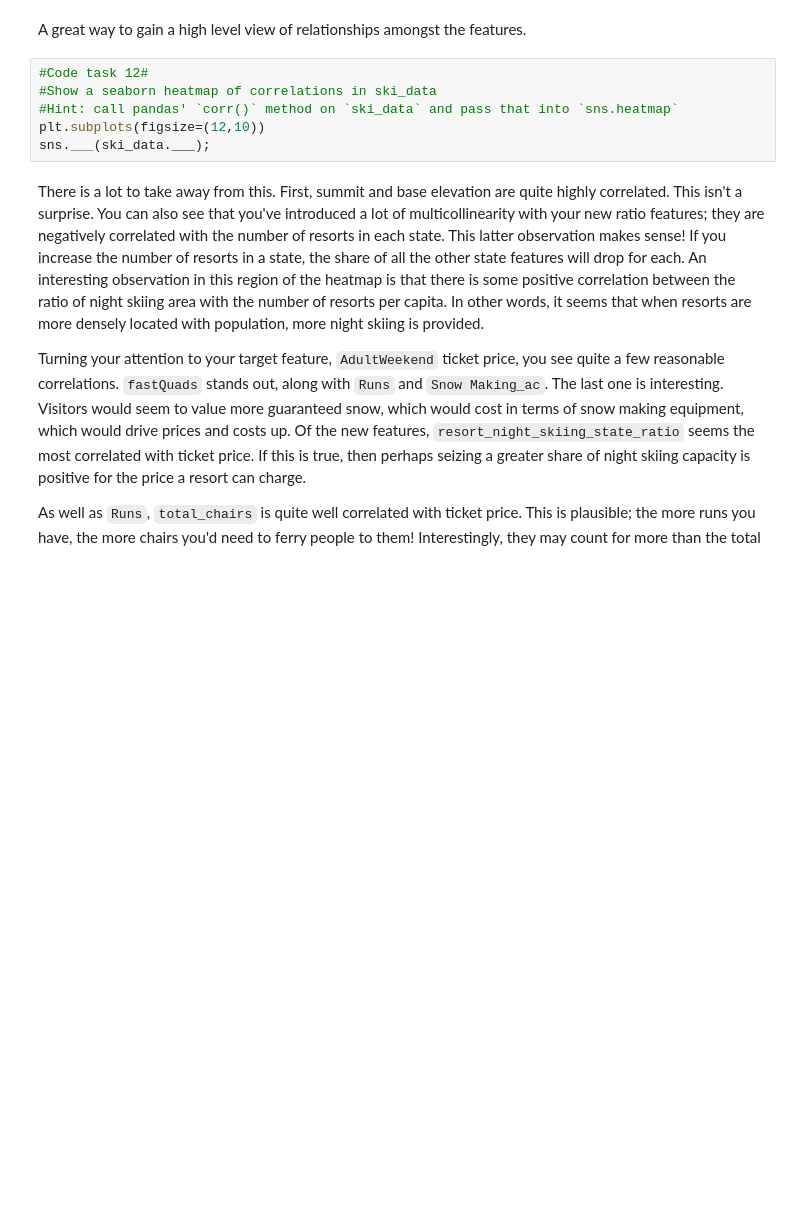
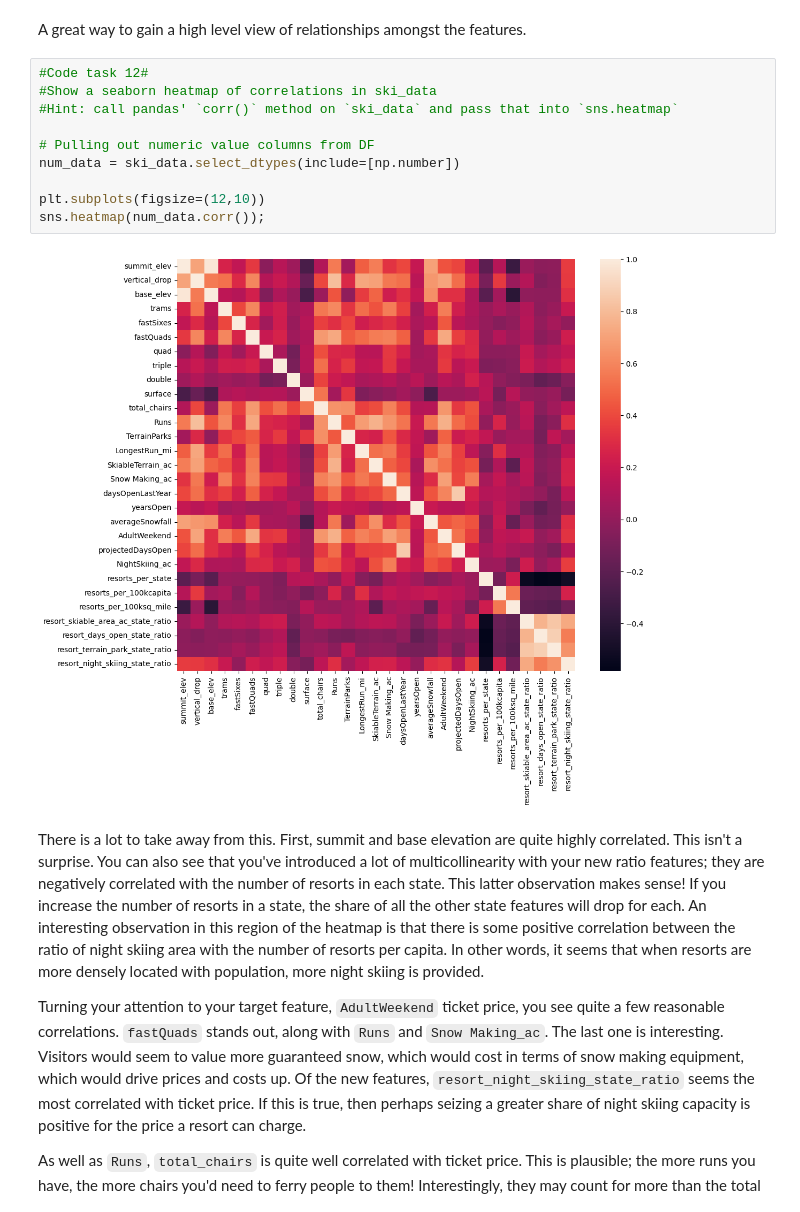
Before and after one commit to Rawgher/DataScienceGuidedCapstone, a Jupyter notebook: Notebooks/03_exploratory_data_analysis.ipynb, the cells around one changed output. Drawn from its saved outputs; the diff is of its cells as text; blank space fills up the shorter version.

```diff
--- a/Notebooks/03_exploratory_data_analysis.ipynb
+++ b/Notebooks/03_exploratory_data_analysis.ipynb
@@ -757,9 +759,15 @@ A great way to gain a high level view of relationships amongst the features.
 # %%
 #Code task 12#
 #Show a seaborn heatmap of correlations in ski_data
 #Hint: call pandas' `corr()` method on `ski_data` and pass that into `sns.heatmap`
+
+# Pulling out numeric value columns from DF
+num_data = ski_data.select_dtypes(include=[np.number])
+
 plt.subplots(figsize=(12,10))
-sns.___(ski_data.___);
+sns.heatmap(num_data.corr());
+# %% [output]
+[figure, added]
 # %% [markdown]
 There is a lot to take away from this. First, summit and base elevation are quite highly correlated. This isn't a surprise. You can also see that you've introduced a lot of multicollinearity with your new ratio features; they are negatively correlated with the number of resorts in each state. This latter observation makes sense! If you increase the number of resorts in a state, the share of all the other state features will drop for each. An interesting observation in this region of the heatmap is that there is some positive correlation between the ratio of night skiing area with the number of resorts per capita. In other words, it seems that when resorts are more densely located with population, more night skiing is provided.
 
```
Also changed, not shown: parts of 11 cells of this notebook, 1 other file.
